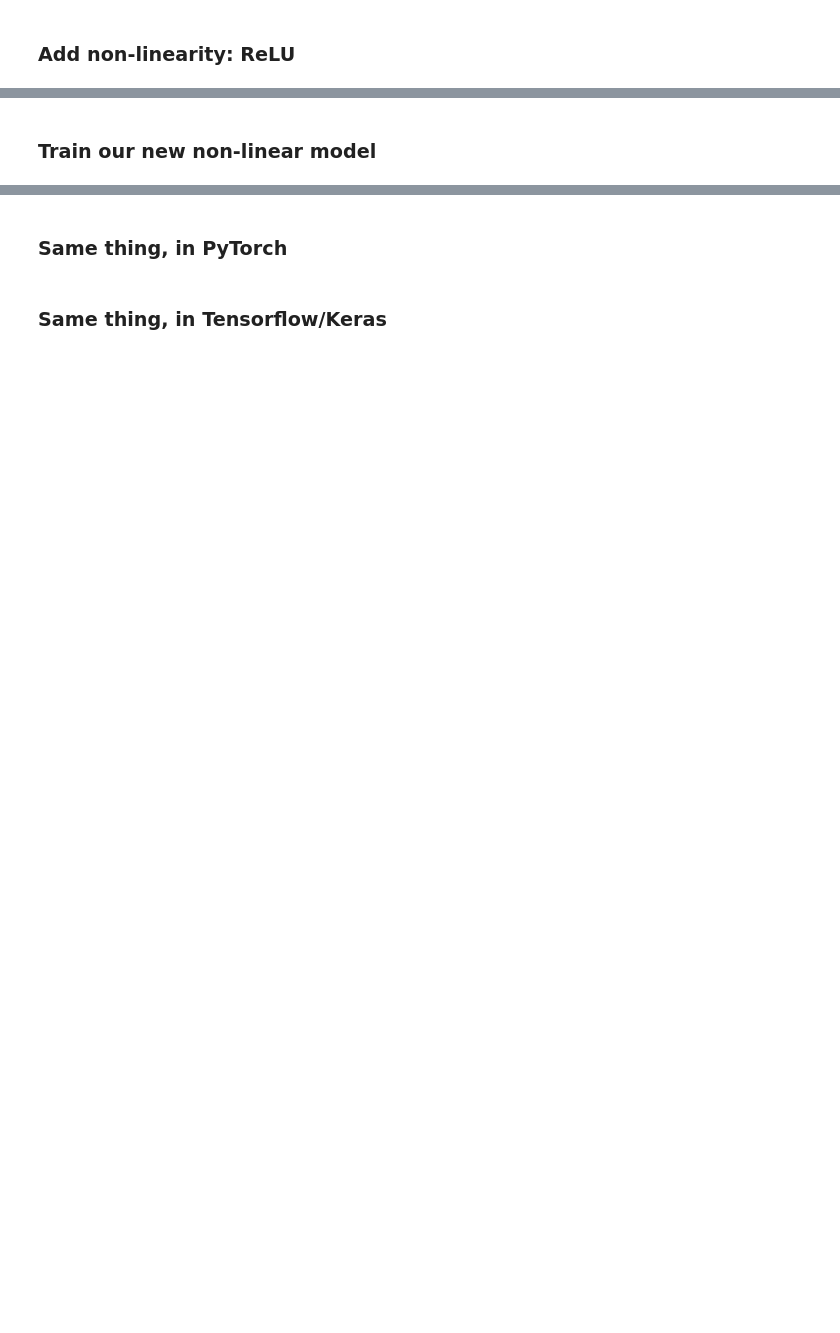
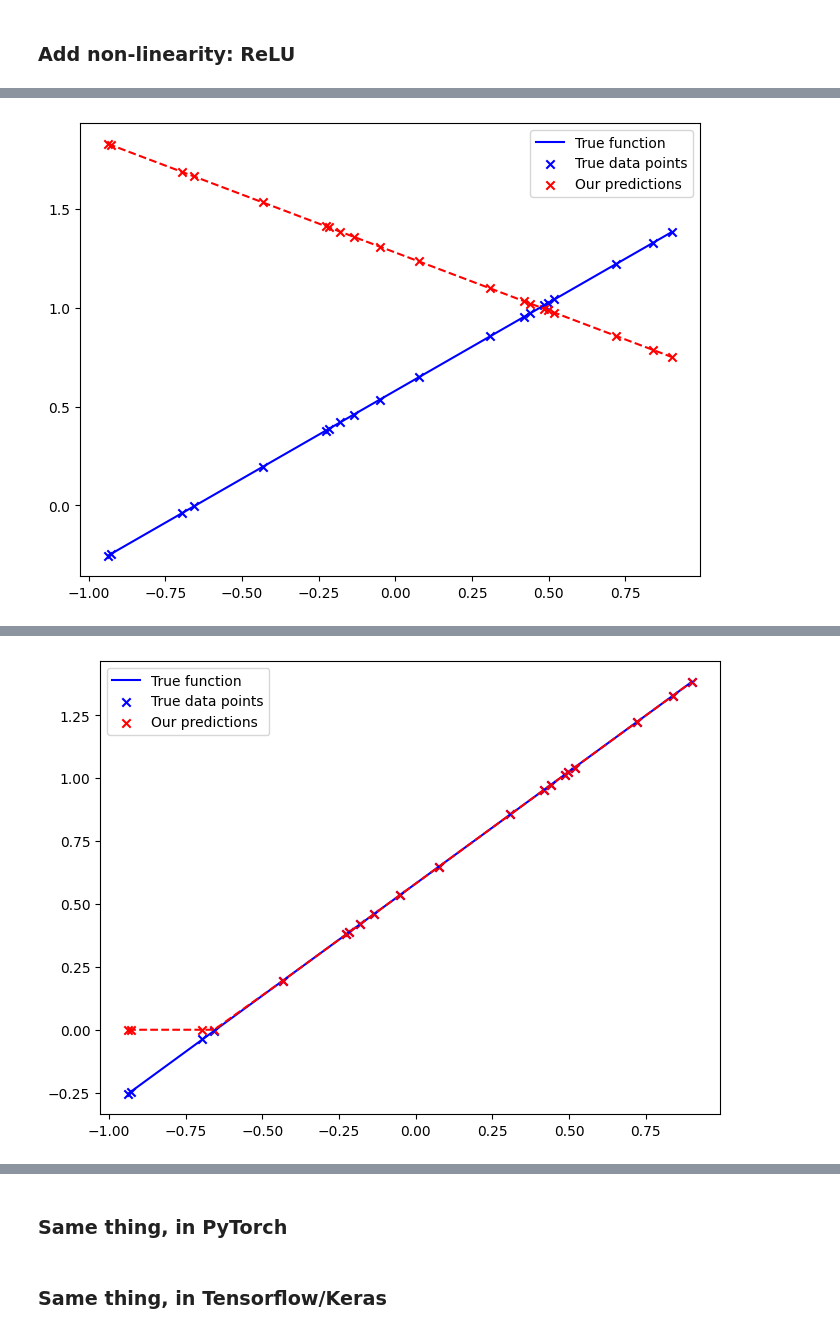
Before and after one commit to seub/NN, a Jupyter notebook: 3.basic-MLP.ipynb, the cells around one changed output, grey strips where cells are left out. Drawn from its saved outputs; the diff is of its cells as text; code cells hidden in the pictures; blank space fills up the shorter version.

```diff
--- a/3.basic-MLP.ipynb
+++ b/3.basic-MLP.ipynb
@@ -477,19 +474,20 @@ class Model:
         return x
 
     def forward(self, x):
-
         for layer in self.layers:
-            x = layer.forward(x)
-        return x
-        self.y = x
+            y = layer.forward(x)
+            x = y
+        self.y = y
+        return y
 
     def training_loss(self):
         return self.metric(self(self.x_training), self.y_true_training)
 
     def backward(self, y_true, learning_rate):
-        gradient = self.metric.gradient(self.y, y_true) # shape (nb_datapoints, output_dim)
-        gradient = self.layer.backward(gradient) # shape (nb_datapoints, input_dim)
-        self.layer.update(learning_rate)
+        gradient = self.metric.gradient(self.y, y_true)
+        for layer in reversed(self.layers):
+            gradient = layer.backward(gradient)
+            layer.update(learning_rate)
 
     def set_training_data(self, x_training):
         self.x_training = x_training
@@ -510,11 +508,7 @@ class Model:
         y_true_training = np.copy(self.y_true_training)
 
         for epoch in range(1, nb_epochs+1):
-            seed = np.random.randint(0, 2**(32 - 1) - 1)
-            rstate = np.random.RandomState(seed)
-            rstate.shuffle(x_training)
-            rstate = np.random.RandomState(seed)
-            rstate.shuffle(y_true_training)
+            shuffle_sync(x_training, y_true_training)
 
             k=0
             while k < self.nb_datapoints:
@@ -541,34 +535,42 @@ class Model:
         plt.legend()
         plt.show()
 
     def plot3d(self):  # Only works if (input_dim, output_dim) = (2, 1)
         x = self.x_training
         y_pred = model(self.x_training)
         y_true = self.y_true_training
 
         fig = plt.figure(figsize=(8, 6), dpi=100)
         ax = fig.add_subplot(111, projection='3d')
         ax.scatter(x[:, 0], x[:, 1], y_true, label='True data points')
         ax.scatter(x[:, 0], x[:, 1], y_pred, label='Our predictions')
         plt.legend()
         plt.show()
 
 
+nb_datapoints = 20
+input_dim = 1
+output_dim = 1
+weights_true = np.random.uniform(-1, 1, (input_dim, output_dim))
+bias_true = np.random.uniform(-1, 1, (output_dim,))
 
 def fbar(x):
     return x @ weights_true + bias_true
 
-x = np.random.uniform(-1, 1, (20, 1))
+x = np.random.uniform(-1, 1, (nb_datapoints, input_dim))
 x.sort(axis=0)
 
-linear = LinearLayer(1, 1)
-metric = MSE()
-model = LinearModel(linear, metric)
+lin = LinearLayer(1, 1)
+rel = ReluLayer()
+met = MSE()
+model = Model(lin, rel, metric=met)
 model.set_training_data(x)
 model.set_training_labels(true_function=fbar)
 model.set_training_parameters(batch_size=5, learning_rate=0.5)
 
 
 model.plot()
 model.train(20)
 model.plot()
+# %% [output]
+[figure, added]
@@ -575,2 +597 @@ model.plot()
+[figure, added]
-# %% [markdown]
-### Train our new non-linear model
```
Also changed, not shown: parts of 19 cells of this notebook.
